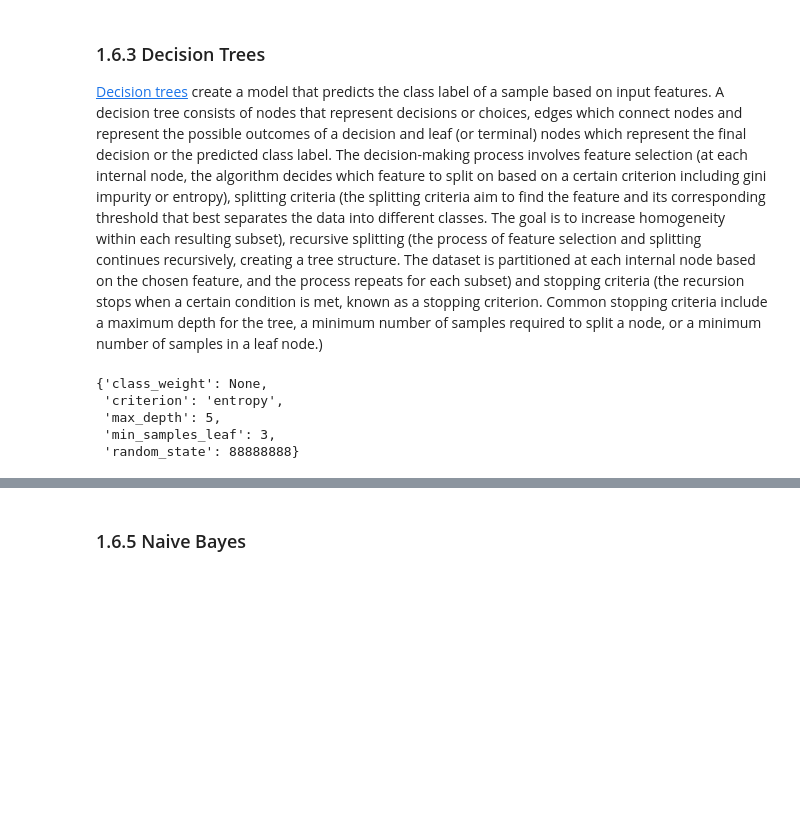
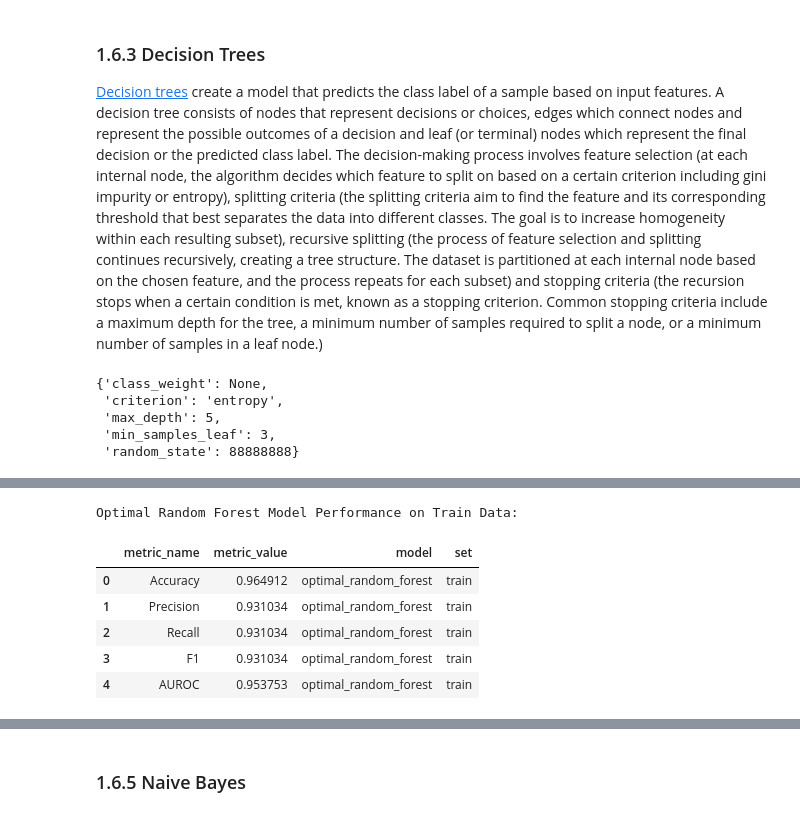
Before and after one commit to JohnPaulinePineda/Supervised-Machine-Learning-Classification-Final-Assignment, a Jupyter notebook: ClassificationForMachineLearning_FinalAssignment.ipynb, the cells around one changed output, grey strips where cells are left out. Cells and saved outputs as stored; diff of their text form; code cells hidden in the pictures; blank space fills up the shorter version.

```diff
--- a/ClassificationForMachineLearning_FinalAssignment.ipynb
+++ b/ClassificationForMachineLearning_FinalAssignment.ipynb
@@ -2195,0 +2245,23 @@ Optimal Logistic Regression Model Performance on Test Data:
+# %%
+##################################
+# Evaluating the optimal Random Forest model
+# on the train set
+##################################
+optimal_random_forest_y_hat_train = optimal_random_forest.predict(X_train)
+
+##################################
+# Gathering the model evaluation metrics
+##################################
+optimal_random_forest_performance_train = model_performance_evaluation(y_train, optimal_random_forest_y_hat_train)
+optimal_random_forest_performance_train['model'] = ['optimal_random_forest'] * 5
+optimal_random_forest_performance_train['set'] = ['train'] * 5
+print('Optimal Random Forest Model Performance on Train Data: ')
+display(optimal_random_forest_performance_train)
+# %% [output]
+Optimal Random Forest Model Performance on Train Data:
+|  | metric_name | metric_value | model | set |
+| 0 | Accuracy | 0.964912 | optimal_random_forest | train |
+| 1 | Precision | 0.931034 | optimal_random_forest | train |
+| 2 | Recall | 0.931034 | optimal_random_forest | train |
+| 3 | F1 | 0.931034 | optimal_random_forest | train |
+| 4 | AUROC | 0.953753 | optimal_random_forest | train |
```
Also changed, not shown: parts of 8 cells of this notebook.
